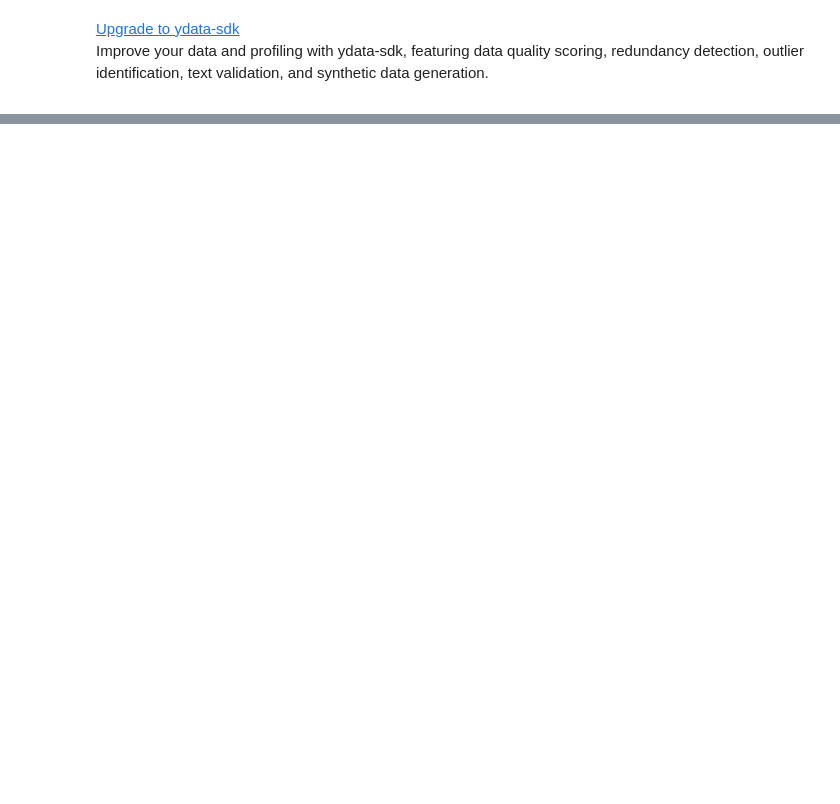
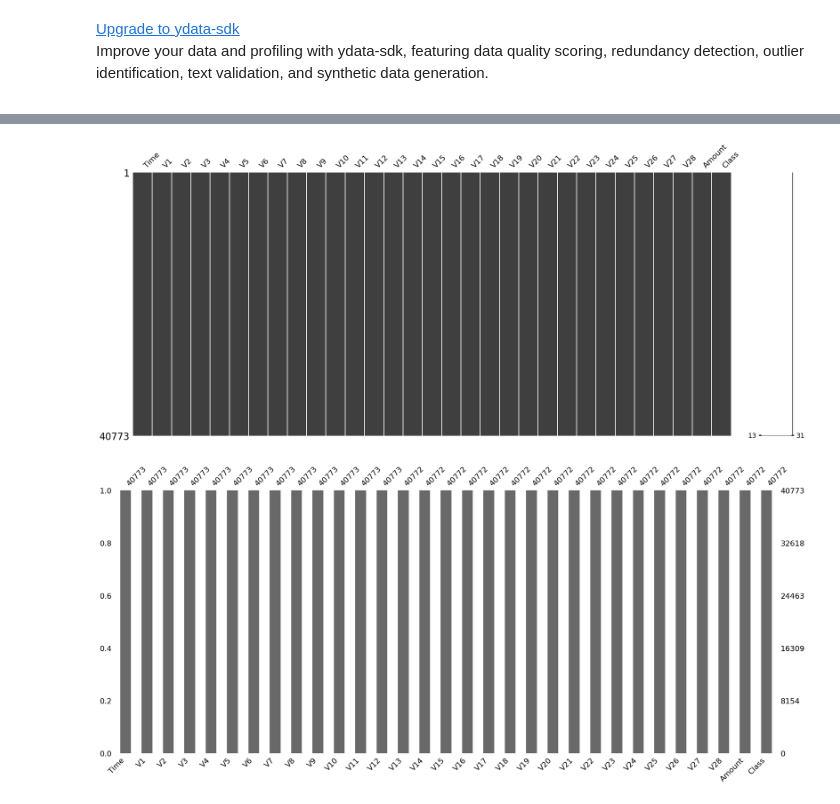
Before and after one commit to KrisDA-1/ML.Fraud_Detection, a Jupyter notebook: ML_FinalAssessment.ipynb, the cells around one changed output, grey strips where cells are left out. Drawn from its saved outputs; the diff is of its cells as text; code cells hidden in the pictures; blank space fills up the shorter version.

```diff
--- a/ML_FinalAssessment.ipynb
+++ b/ML_FinalAssessment.ipynb
@@ -96,0 +145,18 @@ dtype: int64
+# %%
+##Visual Toolkit for Missing
+#### Highlitghts which rows have missing data
+
+!pip install missingno
+import missingno as msno
+import matplotlib.pyplot as plt
+
+###Shows completeness of each row - Matrix plot
+#### shows missing count/percentage per column
+msno.matrix(df)
+plt.show()
+
+###Missing couunt per column - Bar plot
+#### Shows relationships, if column A missing often implies B missing
+msno.bar(df)
+plt.show()
+# %% [output]
@@ -96,0 +180,2 @@ dtype: int64
+[figure, added]
+[figure, added]
```
Also changed, not shown: parts of 22 cells of this notebook.
